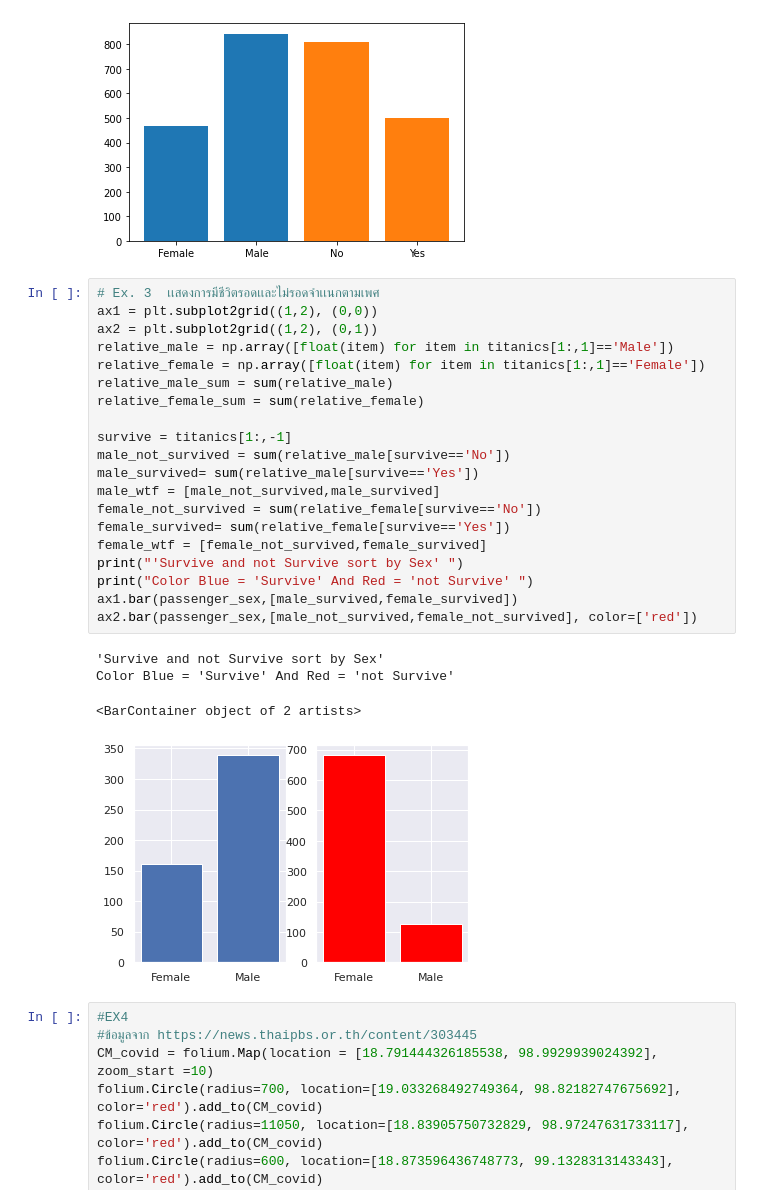
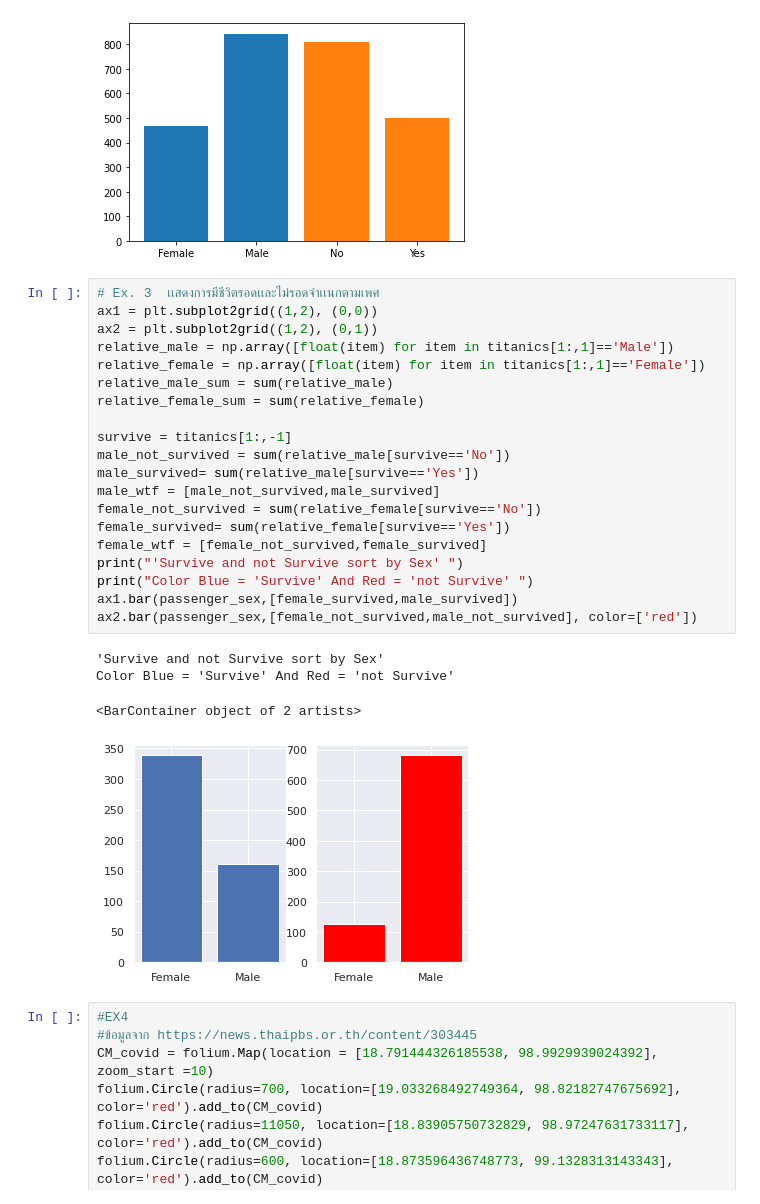
Before and after one commit to Aunggrid/BDM_602110088, a Jupyter notebook: 602110088-week4.ipynb, the cells around one changed output. Saved outputs shown, nothing was run; the diff lists cells and outputs as text.

```diff
--- a/602110088-week4.ipynb
+++ b/602110088-week4.ipynb
@@ -62,28 +62,28 @@ plt.bar(passenger_surv, passenger_surv_val)
 # %%
 # Ex. 3  เเสดงการมีชีวิตรอดเเละไม่รอดจำเเนกตามเพศ
 ax1 = plt.subplot2grid((1,2), (0,0))
 ax2 = plt.subplot2grid((1,2), (0,1))
 relative_male = np.array([float(item) for item in titanics[1:,1]=='Male'])
 relative_female = np.array([float(item) for item in titanics[1:,1]=='Female'])
 relative_male_sum = sum(relative_male)
 relative_female_sum = sum(relative_female)
 
 survive = titanics[1:,-1]
 male_not_survived = sum(relative_male[survive=='No'])
 male_survived= sum(relative_male[survive=='Yes'])
 male_wtf = [male_not_survived,male_survived]
 female_not_survived = sum(relative_female[survive=='No'])
 female_survived= sum(relative_female[survive=='Yes'])
 female_wtf = [female_not_survived,female_survived]
 print("'Survive and not Survive sort by Sex' ")
 print("Color Blue = 'Survive' And Red = 'not Survive' ")
-ax1.bar(passenger_sex,[male_survived,female_survived])
-ax2.bar(passenger_sex,[male_not_survived,female_not_survived], color=['red'])
+ax1.bar(passenger_sex,[female_survived,male_survived])
+ax2.bar(passenger_sex,[female_not_survived,male_not_survived], color=['red'])
 # %% [output]
 'Survive and not Survive sort by Sex'
 Color Blue = 'Survive' And Red = 'not Survive'
 <BarContainer object of 2 artists>
-[figure, old version]
+[figure, new version]
 # %%
 #EX4
 #ข้อมูลจาก https://news.thaipbs.or.th/content/303445
```
